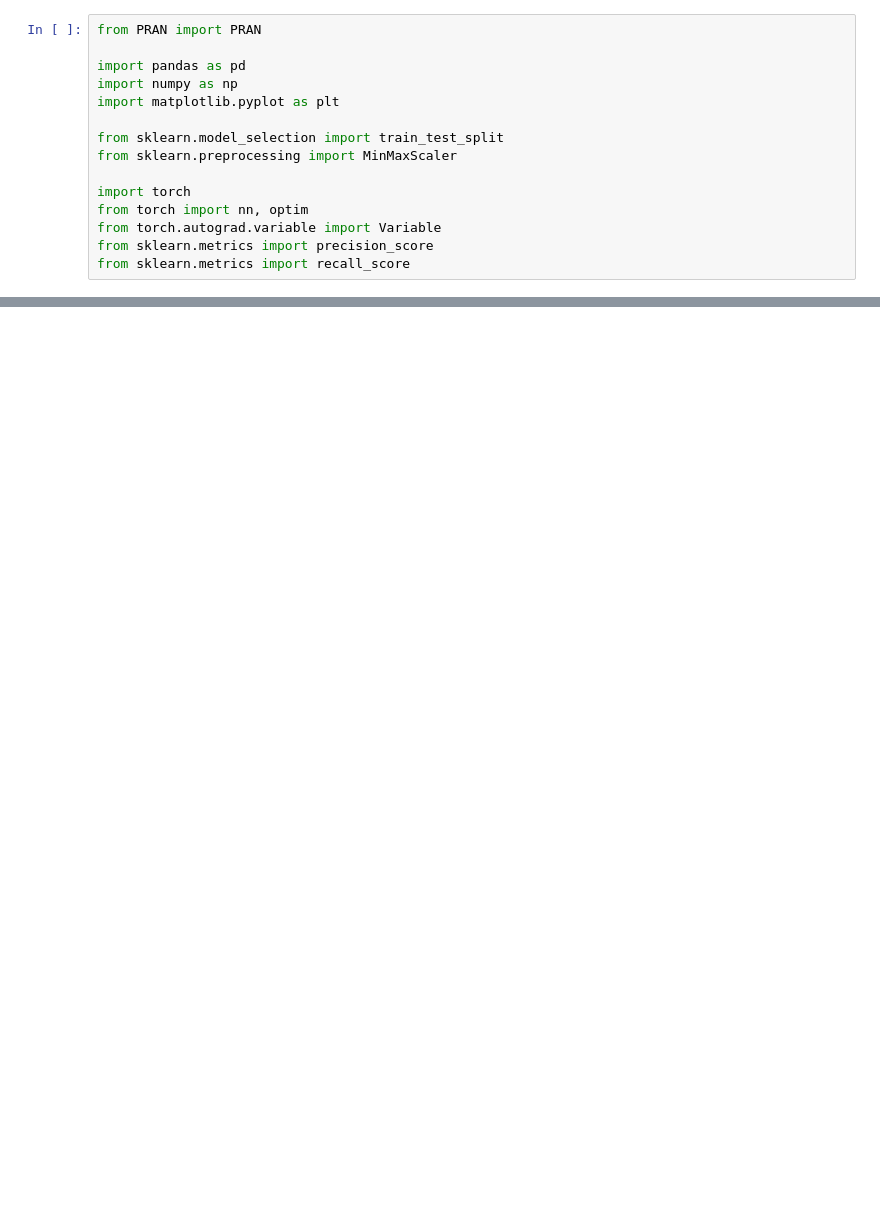
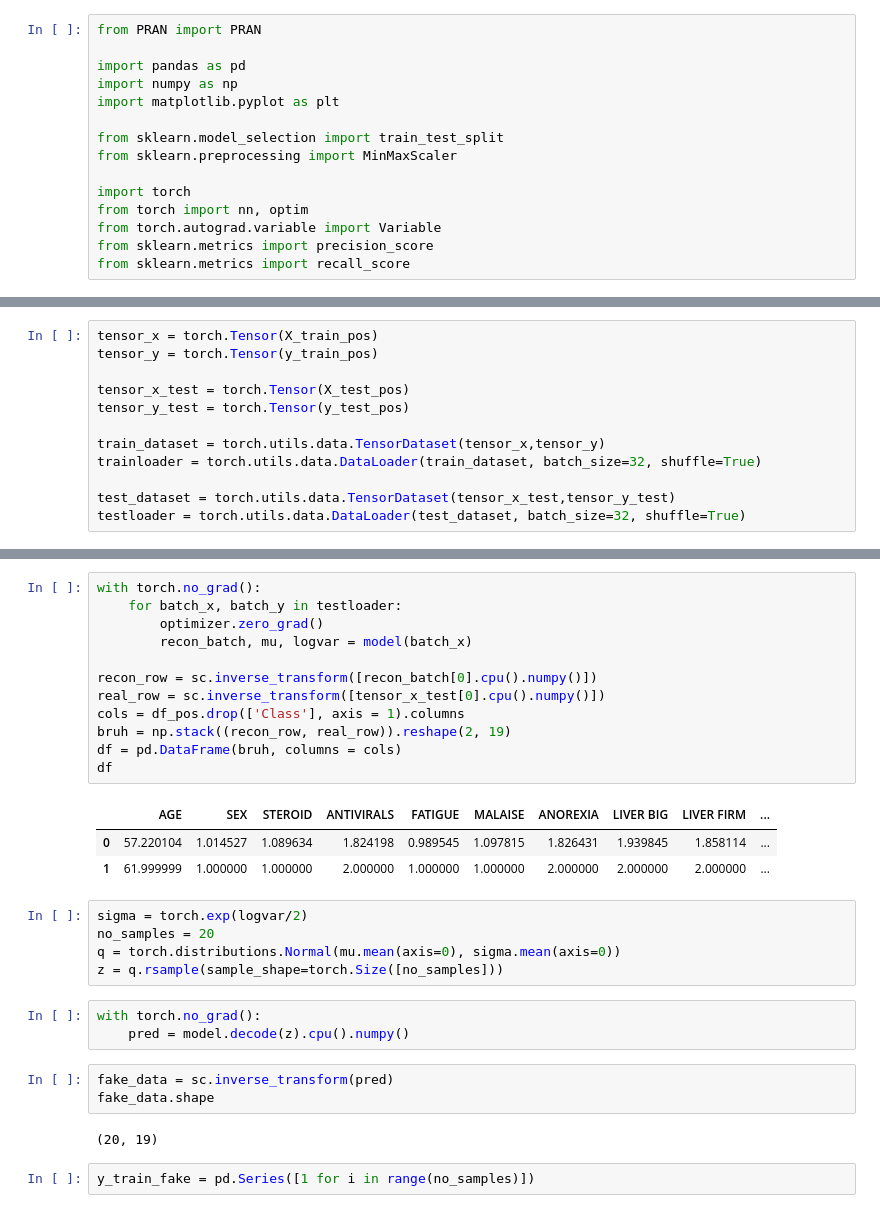
Before and after one commit to Nazarshia2889/Precision-Recall-Adversarial-Network, a Jupyter notebook: src/pran_model/pranexperiment.ipynb, the cells around one changed output, grey strips where cells are left out. Drawn from its saved outputs; the diff is of its cells as text; blank space fills up the shorter version.

```diff
--- a/src/pran_model/pranexperiment.ipynb
+++ b/src/pran_model/pranexperiment.ipynb
@@ -26,3 +40,15 @@ X_train, X_test, y_train, y_test = train_test_split(X,y,test_size=0.2,random_sta
+# %%
+tensor_x = torch.Tensor(X_train_pos)
+tensor_y = torch.Tensor(y_train_pos)
+
+tensor_x_test = torch.Tensor(X_test_pos)
+tensor_y_test = torch.Tensor(y_test_pos)
+
+train_dataset = torch.utils.data.TensorDataset(tensor_x,tensor_y)
+trainloader = torch.utils.data.DataLoader(train_dataset, batch_size=32, shuffle=True)
+
+test_dataset = torch.utils.data.TensorDataset(tensor_x_test,tensor_y_test)
+testloader = torch.utils.data.DataLoader(test_dataset, batch_size=32, shuffle=True)
 # %%
 from RecallBooster import RecallBooster
 from RecallBooster import mseLoss
@@ -51,0 +122,31 @@ TypeError: 'module' object is not callable
+# %%
+with torch.no_grad():
+    for batch_x, batch_y in testloader:
+        optimizer.zero_grad()
+        recon_batch, mu, logvar = model(batch_x)
+
+recon_row = sc.inverse_transform([recon_batch[0].cpu().numpy()])
+real_row = sc.inverse_transform([tensor_x_test[0].cpu().numpy()])
+cols = df_pos.drop(['Class'], axis = 1).columns
+bruh = np.stack((recon_row, real_row)).reshape(2, 19)
+df = pd.DataFrame(bruh, columns = cols)
+df
+# %% [output]
+|  | AGE | SEX | STEROID | ANTIVIRALS | FATIGUE | MALAISE | ANOREXIA | LIVER BIG | LIVER FIRM | ... |
+| 0 | 57.220104 | 1.014527 | 1.089634 | 1.824198 | 0.989545 | 1.097815 | 1.826431 | 1.939845 | 1.858114 | ... |
+| 1 | 61.999999 | 1.000000 | 1.000000 | 2.000000 | 1.000000 | 1.000000 | 2.000000 | 2.000000 | 2.000000 | ... |
+# %%
+sigma = torch.exp(logvar/2)
+no_samples = 20
+q = torch.distributions.Normal(mu.mean(axis=0), sigma.mean(axis=0))
+z = q.rsample(sample_shape=torch.Size([no_samples]))
+# %%
+with torch.no_grad():
+    pred = model.decode(z).cpu().numpy()
+# %%
+fake_data = sc.inverse_transform(pred)
+fake_data.shape
+# %% [output]
+(20, 19)
+# %%
+y_train_fake = pd.Series([1 for i in range(no_samples)])
```
Also changed, not shown: parts of 15 cells of this notebook, 3 other files.
